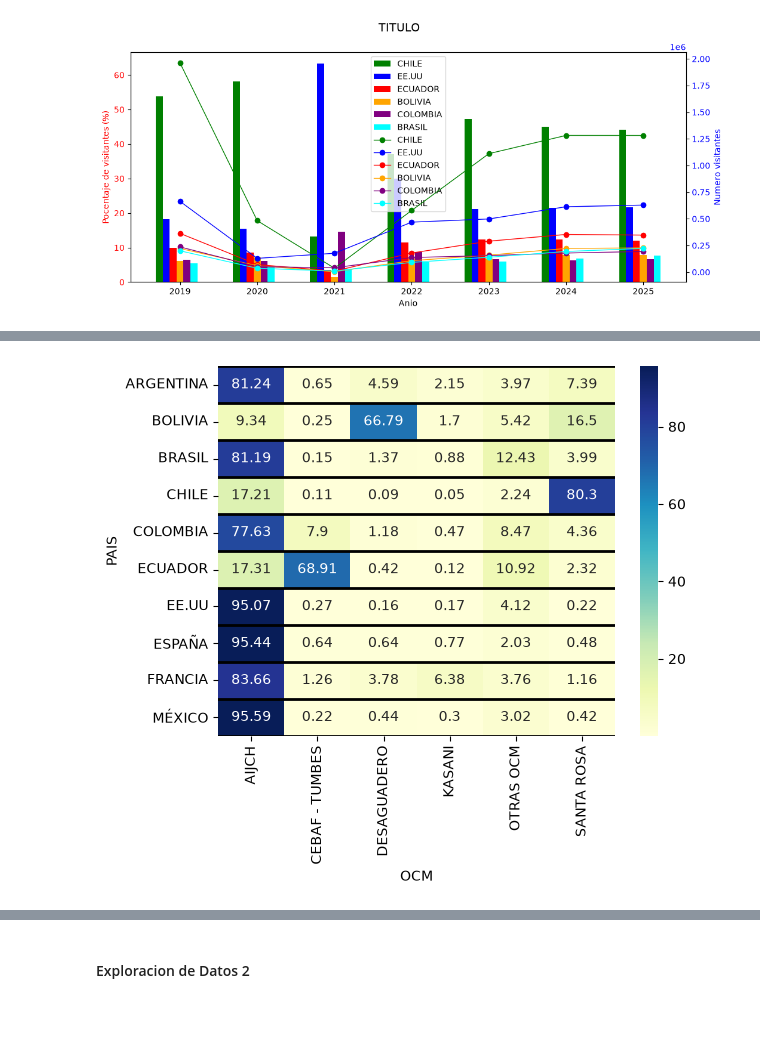
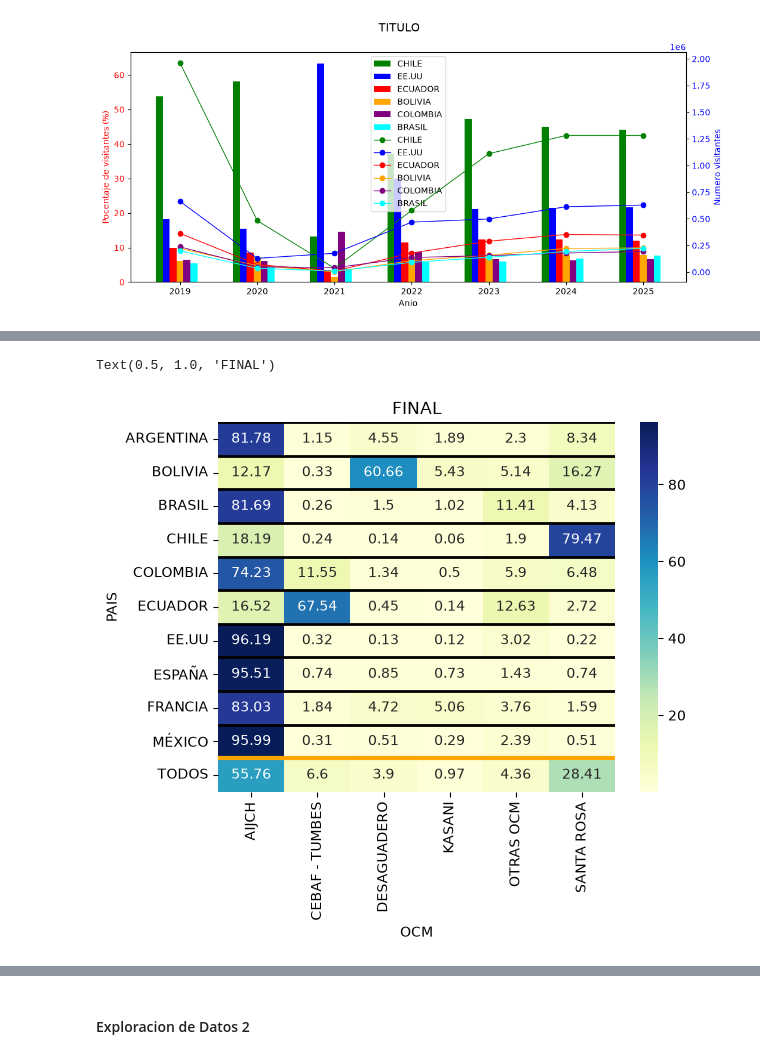
Before and after one commit to jp21bp/DS_Proyectos, a Jupyter notebook: 3_SegmentacionClientes/eda3.ipynb, the cells around one changed output, grey strips where cells are left out. Cells and saved outputs as stored; diff of their text form; code cells hidden in the pictures; blank space fills up the shorter version.

```diff
--- a/3_SegmentacionClientes/eda3.ipynb
+++ b/3_SegmentacionClientes/eda3.ipynb
@@ -366,58 +419,80 @@ plt.show()
 # %%
 ##### Analisis: Cual es el OCM de entrada popular para los
         # top 10 paises con mas visitantes internacionales?
-# Hacer heatmap con num visitantes y percentaje
     # Insight: X% de Chilenos entran por Santa Rosa en Tacna,
             # Y% de Estado Unidensses entran por AIJCH en Lima,
             # y Z% de Ecuatorianos entran por Cebaf-Tumbres en Tumbes
     # Reccomendacion: Poner marketing packages en estos tres OCMS, donde
             # cada package es personalizado para el pais con mas ingresantes
 
-#### Buscando los top 10 paises
+
+#### SEleccionando datos
+df_pon = df_1.groupby(by=['PAIS', 'OCM'], as_index=False)\
+    ['NUMERO_VISITANTES'].sum()
+# display(df_pon)
+
+#### Top 10 paises
 top_X = 10
-top_X_paises = df_1.groupby(by='PAIS', as_index=False)\
+top_X_paises = df_pon.groupby('PAIS', as_index=False)\
     ['NUMERO_VISITANTES'].sum()\
     .sort_values(by='NUMERO_VISITANTES', ascending=False)\
-    [:top_X]['PAIS'].values.tolist()
-anios = df_1['ANIO'].unique().tolist()
+    ['PAIS'].values.tolist()[:top_X]
+# print(top_X_paises)
 
-#### Seleccionando datos
-df_pon = df_1[df_1['ANIO']==2025][df_1['PAIS'].isin(top_X_paises)]\
-        [['PAIS','NUMERO_VISITANTES', 'OCM']]\
-        .groupby(by=['PAIS','OCM'], as_index=False)\
-        ['NUMERO_VISITANTES'].sum()
+#### Finalizando datos
+### Filtracion de datos con top x
+df_pon_topX = df_pon[df_pon['PAIS'].isin(top_X_paises)]
+# display(df_pon_topX)
+### Creando fila de "TODOS" para acompanar a los top X
+df_todos = df_1.groupby(by='OCM', as_index=False)\
+    ['NUMERO_VISITANTES'].sum()
+df_todos['PAIS'] = ['TODOS']*df_todos.shape[0]
+# display(df_todos)
+### Concatenacion
+df_pont = pd.concat([df_pon_topX, df_todos], axis=0, ignore_index=True)
+# display(df_pont)
+
 
 #### Creando porcentaje
-df_pon['PORCENTAJE'] = (
+df_pont['PORCENTAJE'] = (
     (
-        df_pon['NUMERO_VISITANTES']/\
-        df_pon.groupby(by='PAIS')['NUMERO_VISITANTES'].transform('sum')
+        df_pont['NUMERO_VISITANTES']/\
+        df_pont.groupby(by='PAIS')['NUMERO_VISITANTES'].transform('sum')
     ) * 100
 ).round(2)
 
 #### Creando datos para el heatmap
-heatmap_data= df_pon\
+### Pivot table del DF
+heatmap_data= df_pont\
     .pivot_table(
         index='PAIS',
         columns='OCM',
         values='PORCENTAJE'
     )
+
+
 
 #### Creando el heatmap mismo
 ax = sns.heatmap(
     heatmap_data,
     annot=True,
     # robust=True,
     cmap='YlGnBu',
     fmt='0',
     linewidths=0,
     linecolor='black',
     cbar=True,
 )
 
 #### Agregando lineas horizontales
-n_rows = df_pon.shape[0]
+n_rows = df_pont['PAIS'].unique().shape[0]
 for y in range(n_rows):
     ax.axhline(y, color='black', lw=2)  # Adjust color and thickness
+    if y == (n_rows-1):
+        ax.axhline(y, color='orange', lw=3)
+
+#### COnfiguraciones de heatmap
+plt.title('FINAL')
 # %% [output]
+Text(0.5, 1.0, 'FINAL')
-[figure, old version]
+[figure, new version]
```
Also changed, not shown: parts of 3 cells of this notebook, 2 other files.
